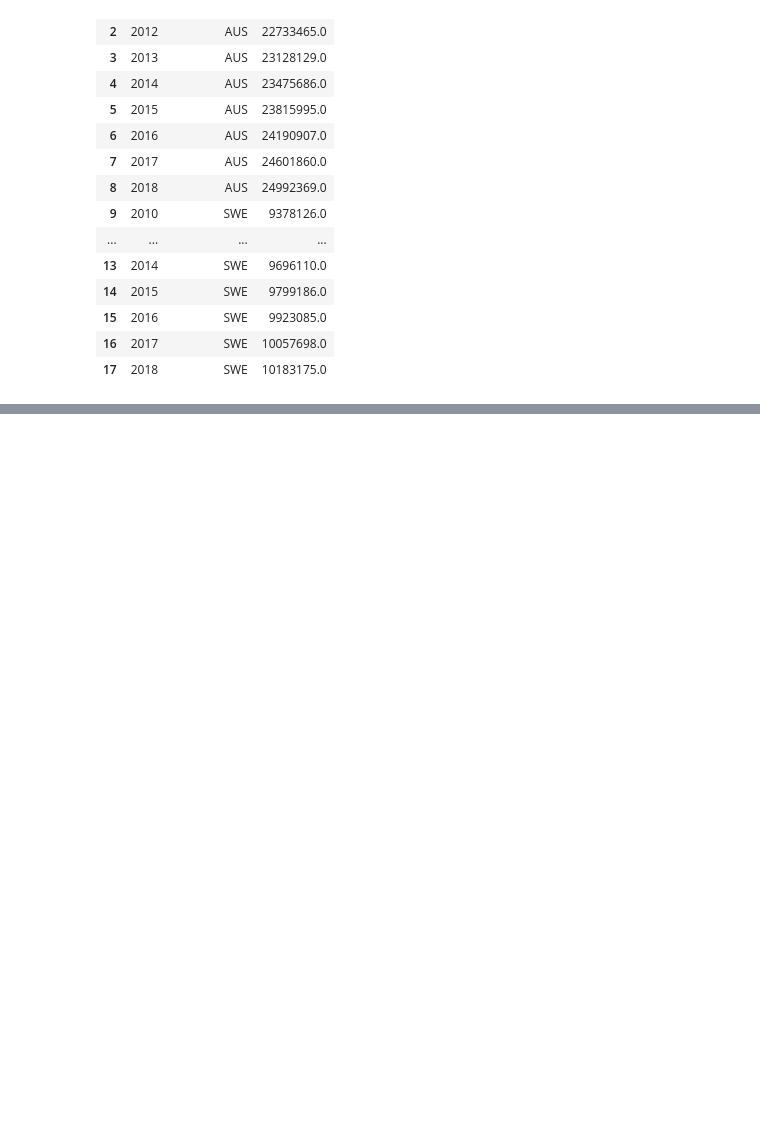
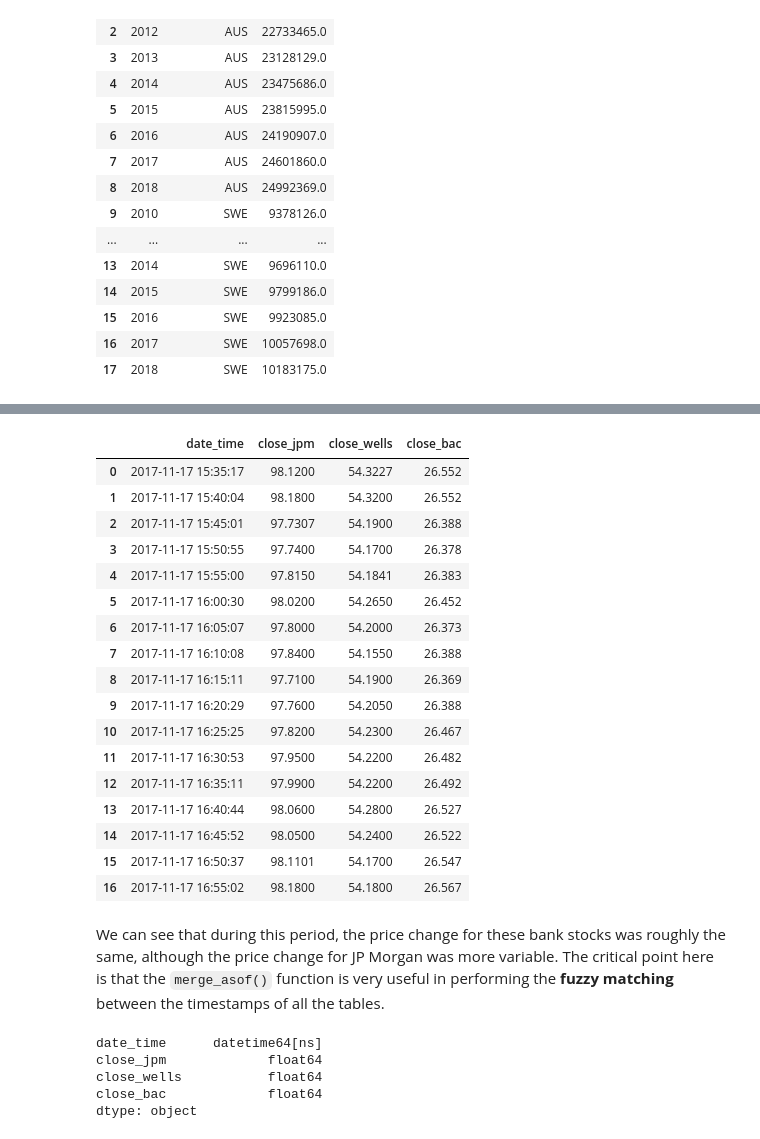
Before and after one commit to kbantoec/dsuc, a Jupyter notebook: joining_data_pandas/notebook.ipynb, the cells around one changed output, grey strips where cells are left out. Cells and saved outputs as stored; diff of their text form; code cells hidden in the pictures; blank space fills up the shorter version.

```diff
--- a/joining_data_pandas/notebook.ipynb
+++ b/joining_data_pandas/notebook.ipynb
@@ -953,0 +1133,34 @@ dtype('<M8[ns]')
+# %%
+# Use merge_asof() to merge jpm_wells and bac
+jpm_wells_bac = pd.merge_asof(jpm_wells, bac, on='date_time', direction='nearest',
+                          suffixes=('_jpm', '_bac'))
+jpm_wells_bac
+# %% [output]
+|  | date_time | close_jpm | close_wells | close_bac |
+| 0 | 2017-11-17 15:35:17 | 98.1200 | 54.3227 | 26.552 |
+| 1 | 2017-11-17 15:40:04 | 98.1800 | 54.3200 | 26.552 |
+| 2 | 2017-11-17 15:45:01 | 97.7307 | 54.1900 | 26.388 |
+| 3 | 2017-11-17 15:50:55 | 97.7400 | 54.1700 | 26.378 |
+| 4 | 2017-11-17 15:55:00 | 97.8150 | 54.1841 | 26.383 |
+| 5 | 2017-11-17 16:00:30 | 98.0200 | 54.2650 | 26.452 |
+| 6 | 2017-11-17 16:05:07 | 97.8000 | 54.2000 | 26.373 |
+| 7 | 2017-11-17 16:10:08 | 97.8400 | 54.1550 | 26.388 |
+| 8 | 2017-11-17 16:15:11 | 97.7100 | 54.1900 | 26.369 |
+| 9 | 2017-11-17 16:20:29 | 97.7600 | 54.2050 | 26.388 |
+| 10 | 2017-11-17 16:25:25 | 97.8200 | 54.2300 | 26.467 |
+| 11 | 2017-11-17 16:30:53 | 97.9500 | 54.2200 | 26.482 |
+| 12 | 2017-11-17 16:35:11 | 97.9900 | 54.2200 | 26.492 |
+| 13 | 2017-11-17 16:40:44 | 98.0600 | 54.2800 | 26.527 |
+| 14 | 2017-11-17 16:45:52 | 98.0500 | 54.2400 | 26.522 |
+| 15 | 2017-11-17 16:50:37 | 98.1101 | 54.1700 | 26.547 |
+| 16 | 2017-11-17 16:55:02 | 98.1800 | 54.1800 | 26.567 |
+# %% [markdown]
+We can see that during this period, the price change for these bank stocks was roughly the same, although the price change for JP Morgan was more variable. The critical point here is that the `merge_asof()` function is very useful in performing the **fuzzy matching** between the timestamps of all the tables.
+# %%
+jpm_wells_bac.dtypes
+# %% [output]
+date_time      datetime64[ns]
+close_jpm             float64
+close_wells           float64
+close_bac             float64
+dtype: object
```
Also changed, not shown: parts of 21 cells of this notebook, 2 other files.
